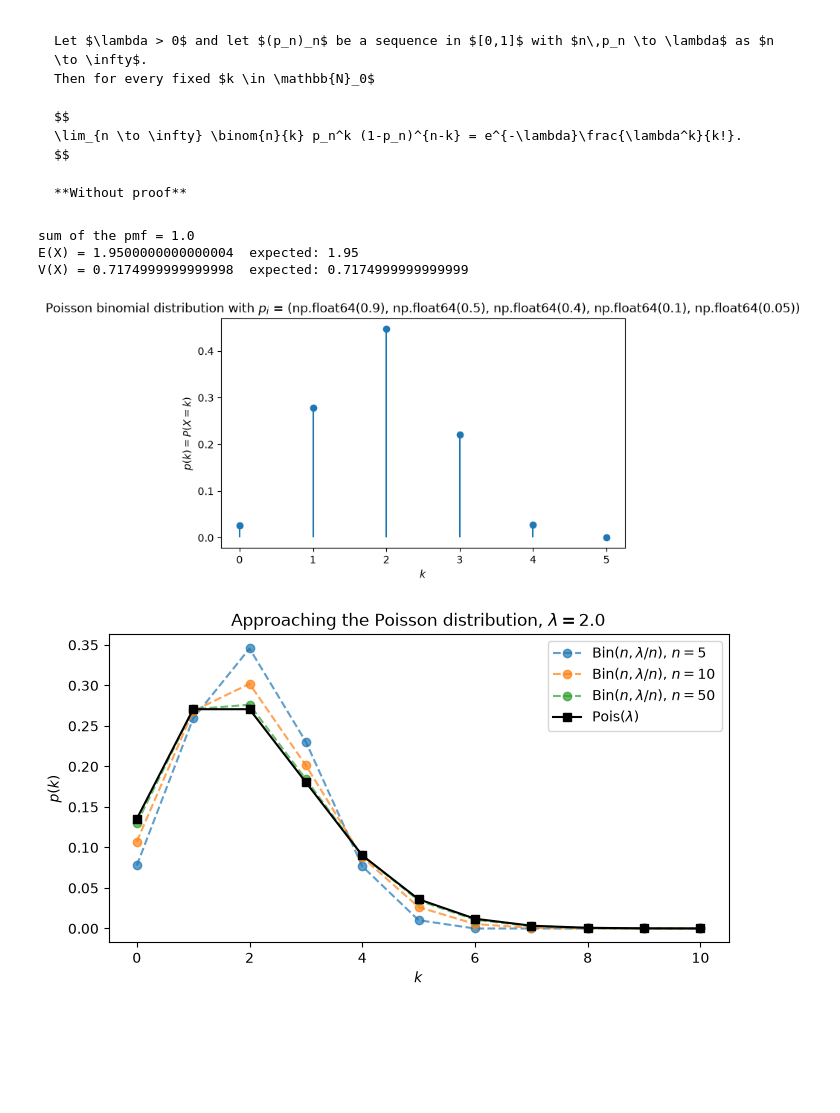
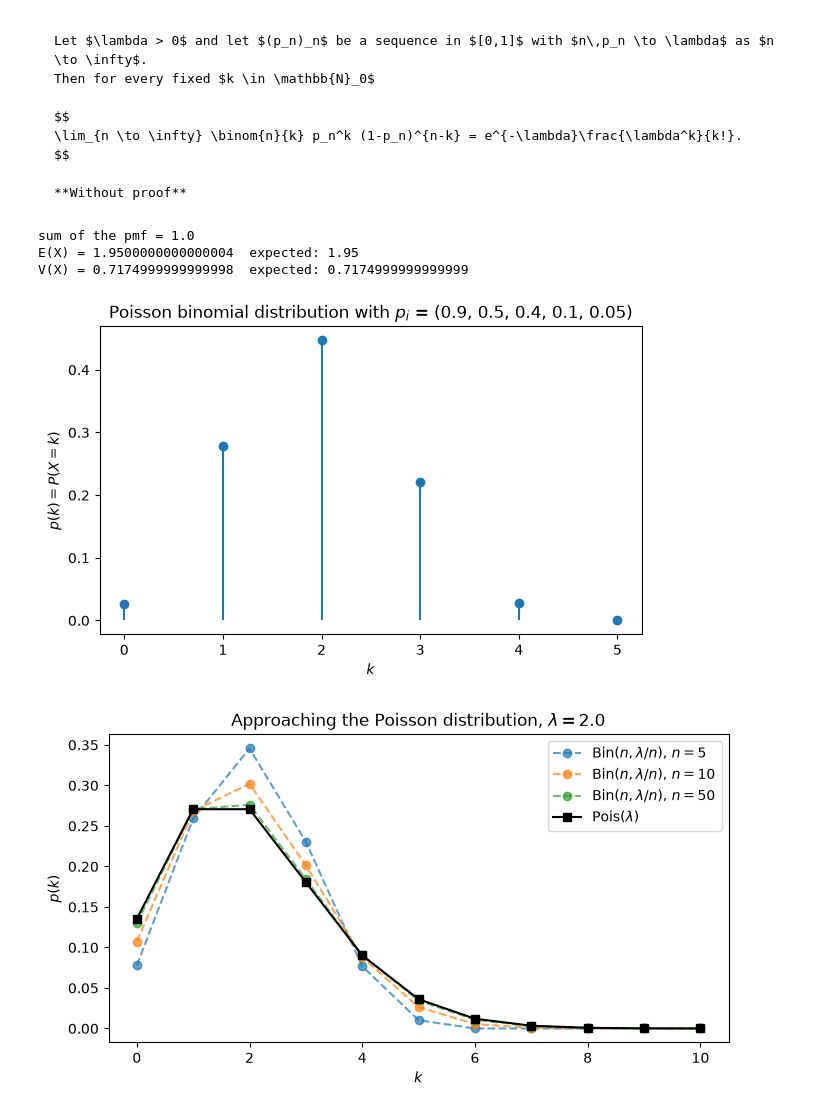
Before and after one commit to konradvoelkel/ds-en, a Jupyter notebook: important-discrete-distributions.ipynb, the cells around one changed output. Drawn from its saved outputs; the diff is of its cells as text; code cells hidden in the pictures; blank space fills up the shorter version.

```diff
--- a/important-discrete-distributions.ipynb
+++ b/important-discrete-distributions.ipynb
@@ -455,35 +455,35 @@ def poisson_binomial_pmf(ps):
     """pmf of a Poisson binomial distribution, built up iteratively.
 
     We start with "no coins, no successes" and work the coins in one at a time:
     distribution[k] is the probability of k successes among the coins considered so far.
     """
     distribution = np.array([1.0])
     for p in ps:
         without_success = np.append(distribution * (1 - p), 0.0)
         with_success = np.append(0.0, distribution * p)
         distribution = without_success + with_success
     return distribution
 
 
 ps = np.array([0.9, 0.5, 0.4, 0.1, 0.05])
 pmf = poisson_binomial_pmf(ps)
 k = np.arange(len(pmf))
 
 print("sum of the pmf =", pmf.sum())
 print("E(X) =", np.sum(k * pmf), " expected:", ps.sum())
 print("V(X) =", np.sum(k**2 * pmf) - np.sum(k * pmf) ** 2, " expected:", np.sum(ps * (1 - ps)))
 
 fig, ax = plt.subplots(figsize=(7, 4))
 ax.stem(k, pmf, basefmt=" ")
 ax.set_xlabel("$k$")
 ax.set_ylabel("$p(k) = P(X = k)$")
-ax.set_title(f"Poisson binomial distribution with $p_i$ = {tuple(ps)}")
+ax.set_title(f"Poisson binomial distribution with $p_i$ = {tuple(ps.tolist())}")
 plt.show()
 # %% [output]
 sum of the pmf = 1.0
 E(X) = 1.9500000000000004  expected: 1.95
 V(X) = 0.7174999999999998  expected: 0.7174999999999999
-[figure, old version]
+[figure, new version]
 # %%
 # The passage to the limit: all p_i equal to lambda/n, n grows.
 lam = 2.0
```
Also changed, not shown: 33 other files.
